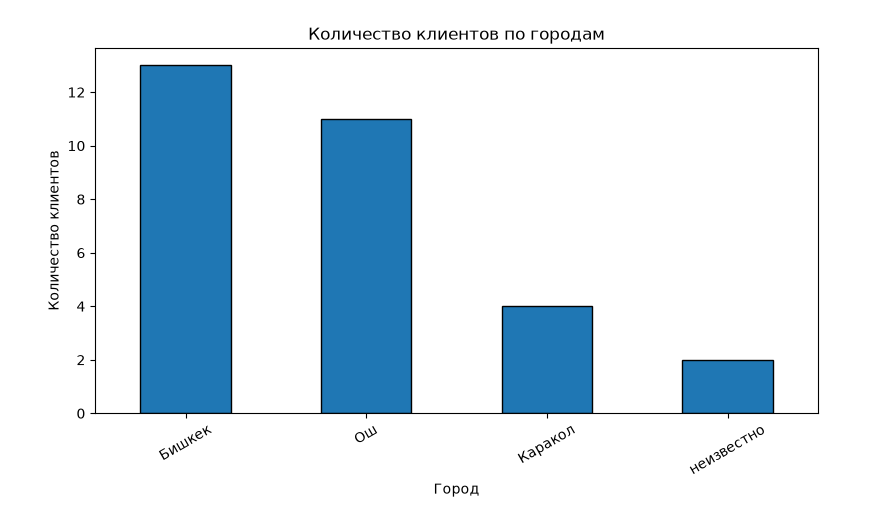
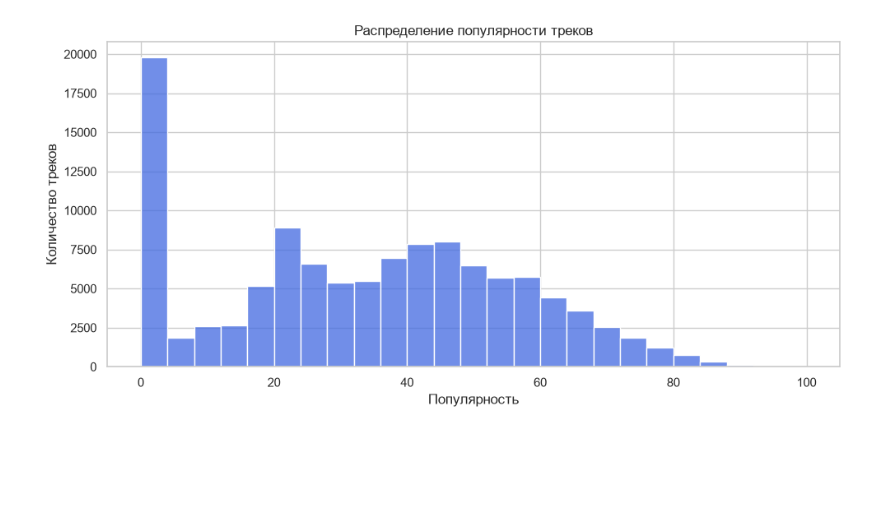
Before and after one commit to AidarKlon088/ML-Practicals7, a Jupyter notebook: PR2/notebook.ipynb, the cells around one changed output. Saved outputs shown, nothing was run; the diff lists cells and outputs as text; code cells hidden in the pictures; blank space fills up the shorter version.

```diff
--- a/PR2/notebook.ipynb
+++ b/PR2/notebook.ipynb
@@ -2,8 +2,6 @@
 import pandas as pd
 import numpy as np
 import matplotlib.pyplot as plt
+import seaborn as sns
 
-df = pd.read_csv("customers_dirty.csv")
-
-print("Данные успешно загружены")
-df.head()
+sns.set_theme(style="whitegrid")
@@ -18,12 +8,18 @@ df.head()
 # %%
-print("Размер таблицы:", df.shape)
+from pathlib import Path
 
-print("\nИнформация о столбцах:")
-df.info()
+paths = [
+    Path("../PR1/dataset.csv"),
+    Path("PR1/dataset.csv")
+]
 
-print("\nКоличество пропусков:")
-print(df.isnull().sum())
+dataset_path = next((p for p in paths if p.is_file()), None)
 
-print("\nОсновная статистика:")
-df.describe()
+if dataset_path is None:
+    raise FileNotFoundError("Не найден PR1/dataset.csv")
+
+df = pd.read_csv(dataset_path)
+
+print("Размер датасета:", df.shape)
+display(df.head())
 # %% [output]
@@ -79,14 +116,18 @@ print(df[df["age"] > 100][["customer_id", "age"]])
 # %%
-city_counts = df["city"].fillna("Пропуск").value_counts()
+plt.figure(figsize=(10, 5))
 
-plt.figure(figsize=(8, 5))
-city_counts.plot(kind="bar", edgecolor="black")
-plt.title("Количество клиентов по городам")
-plt.xlabel("Город")
-plt.ylabel("Количество клиентов")
-plt.xticks(rotation=30)
+sns.histplot(
+    data=df,
+    x="popularity",
+    bins=25,
+    color="royalblue"
+)
+
+plt.title("Распределение популярности треков")
+plt.xlabel("Популярность")
+plt.ylabel("Количество треков")
 plt.tight_layout()
 plt.show()
 # %% [output]
-[figure, old version]
+[figure, new version]
 # %%
```
Also changed, not shown: parts of 12 cells of this notebook, 12 other files.
